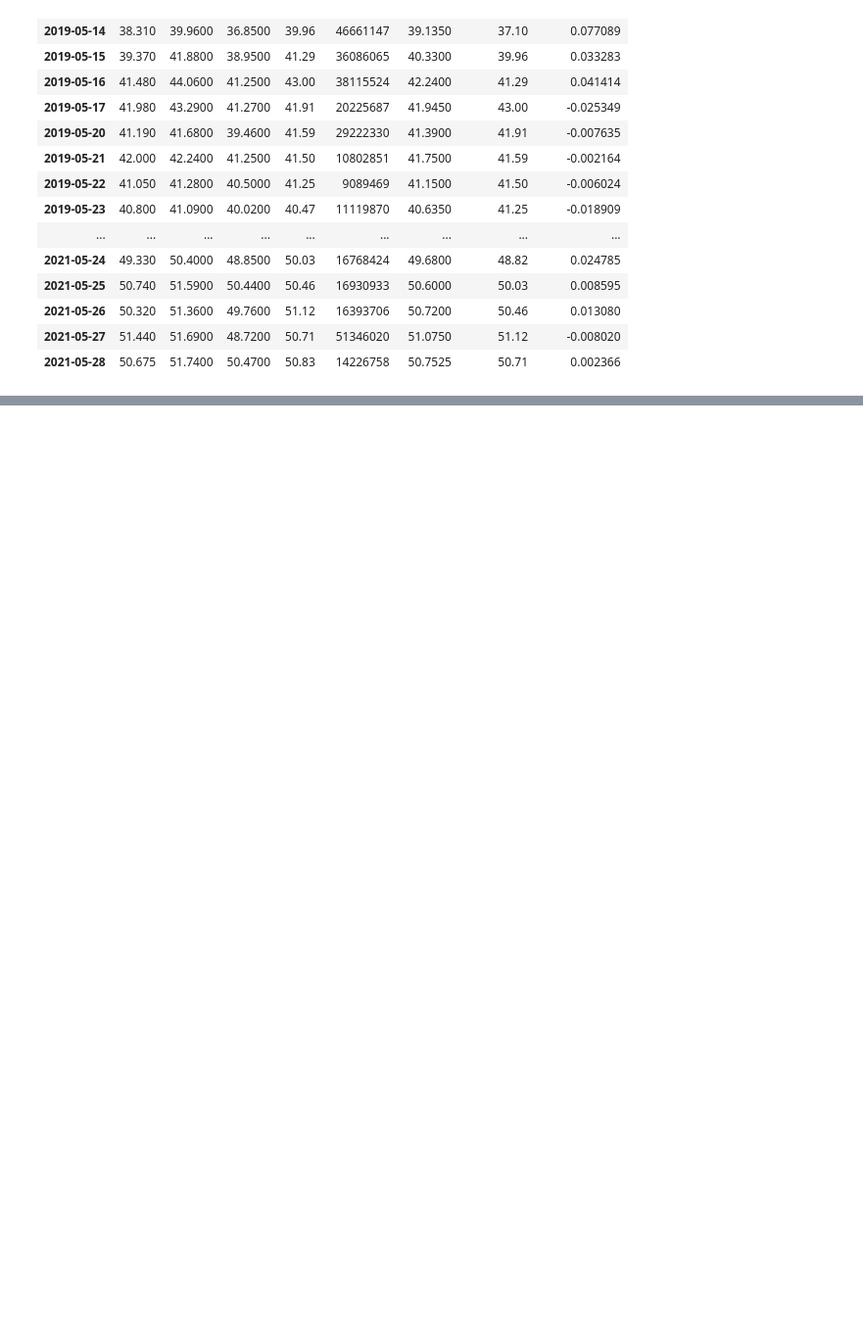
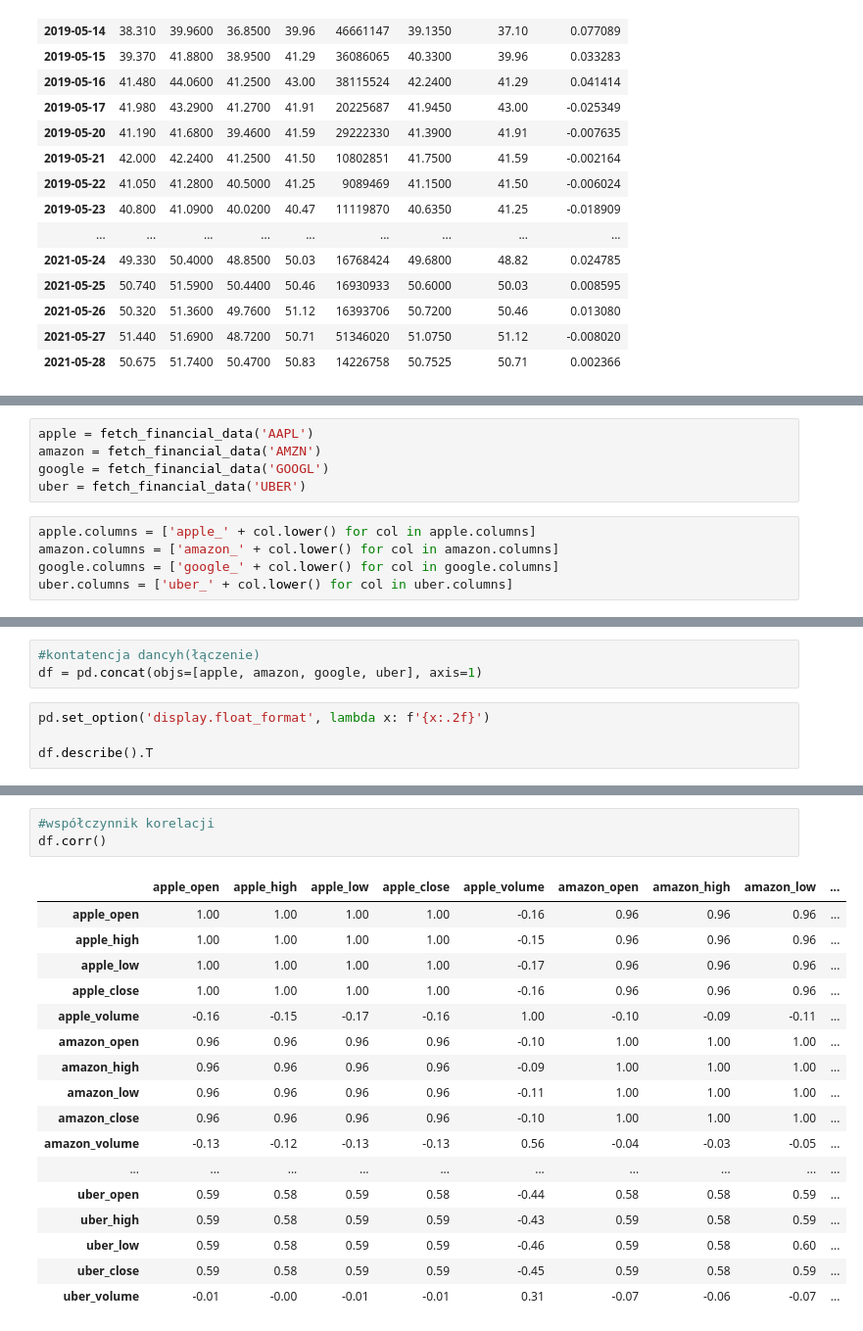
Before and after one commit to stroboskop/data-sience-bootcamp, a Jupyter notebook: 02_analiza_danych/dane_gieldowe.ipynb, the cells around one changed output, grey strips where cells are left out. Shown at 98% size. Saved outputs shown, nothing was run; the diff lists cells and outputs as text; blank space fills up the shorter version.

```diff
--- a/02_analiza_danych/dane_gieldowe.ipynb
+++ b/02_analiza_danych/dane_gieldowe.ipynb
@@ -161,0 +240,10 @@ df[df.index.month == 5]
+# %%
+apple = fetch_financial_data('AAPL')
+amazon = fetch_financial_data('AMZN')
+google = fetch_financial_data('GOOGL')
+uber = fetch_financial_data('UBER')
+# %%
+apple.columns = ['apple_' + col.lower() for col in apple.columns]
+amazon.columns = ['amazon_' + col.lower() for col in amazon.columns]
+google.columns = ['google_' + col.lower() for col in google.columns]
+uber.columns = ['uber_' + col.lower() for col in uber.columns]
@@ -161,0 +260,7 @@ df[df.index.month == 5]
+# %%
+#kontatencja dancyh(łączenie)
+df = pd.concat(objs=[apple, amazon, google, uber], axis=1)
+# %%
+pd.set_option('display.float_format', lambda x: f'{x:.2f}')
+
+df.describe().T
@@ -161,0 +285,21 @@ df[df.index.month == 5]
+# %%
+#współczynnik korelacji
+df.corr()
+# %% [output]
+|  | apple_open | apple_high | apple_low | apple_close | apple_volume | amazon_open | amazon_high | amazon_low | ... |
+| apple_open | 1.00 | 1.00 | 1.00 | 1.00 | -0.16 | 0.96 | 0.96 | 0.96 | ... |
+| apple_high | 1.00 | 1.00 | 1.00 | 1.00 | -0.15 | 0.96 | 0.96 | 0.96 | ... |
+| apple_low | 1.00 | 1.00 | 1.00 | 1.00 | -0.17 | 0.96 | 0.96 | 0.96 | ... |
+| apple_close | 1.00 | 1.00 | 1.00 | 1.00 | -0.16 | 0.96 | 0.96 | 0.96 | ... |
+| apple_volume | -0.16 | -0.15 | -0.17 | -0.16 | 1.00 | -0.10 | -0.09 | -0.11 | ... |
+| amazon_open | 0.96 | 0.96 | 0.96 | 0.96 | -0.10 | 1.00 | 1.00 | 1.00 | ... |
+| amazon_high | 0.96 | 0.96 | 0.96 | 0.96 | -0.09 | 1.00 | 1.00 | 1.00 | ... |
+| amazon_low | 0.96 | 0.96 | 0.96 | 0.96 | -0.11 | 1.00 | 1.00 | 1.00 | ... |
+| amazon_close | 0.96 | 0.96 | 0.96 | 0.96 | -0.10 | 1.00 | 1.00 | 1.00 | ... |
+| amazon_volume | -0.13 | -0.12 | -0.13 | -0.13 | 0.56 | -0.04 | -0.03 | -0.05 | ... |
+| ... | ... | ... | ... | ... | ... | ... | ... | ... | ... |
+| uber_open | 0.59 | 0.58 | 0.59 | 0.58 | -0.44 | 0.58 | 0.58 | 0.59 | ... |
+| uber_high | 0.59 | 0.58 | 0.59 | 0.59 | -0.43 | 0.59 | 0.58 | 0.59 | ... |
+| uber_low | 0.59 | 0.58 | 0.59 | 0.59 | -0.46 | 0.59 | 0.58 | 0.60 | ... |
+| uber_close | 0.59 | 0.58 | 0.59 | 0.59 | -0.45 | 0.59 | 0.58 | 0.59 | ... |
+| uber_volume | -0.01 | -0.00 | -0.01 | -0.01 | 0.31 | -0.07 | -0.06 | -0.07 | ... |
```
Also changed, not shown: parts of 19 cells of this notebook.
